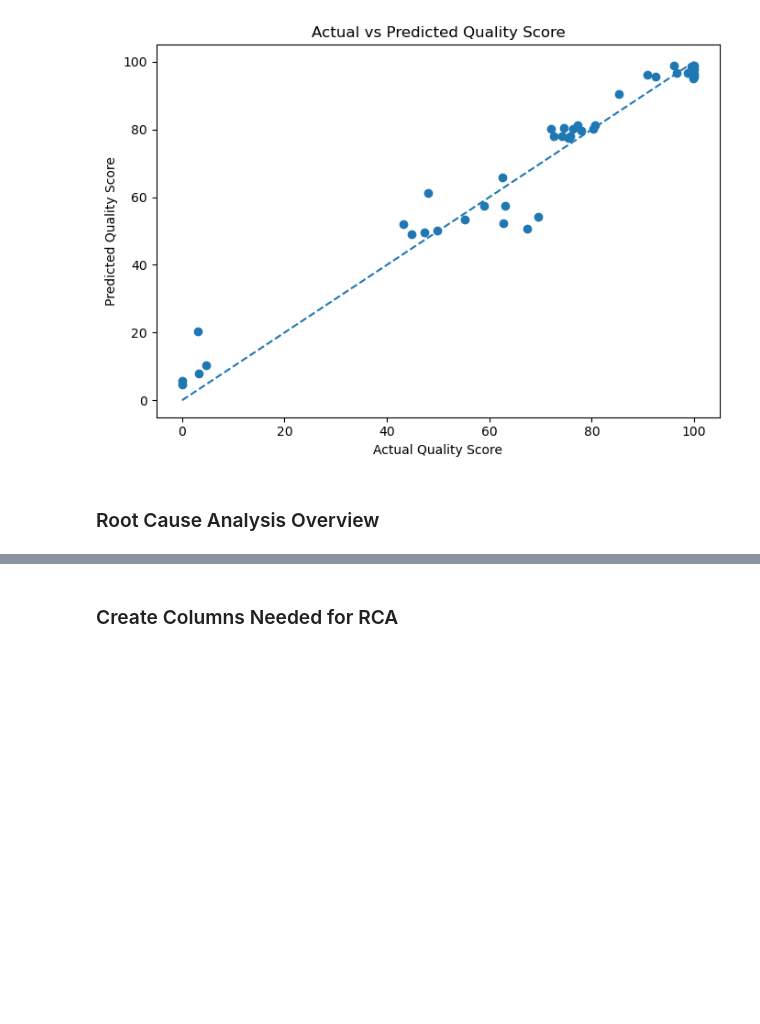
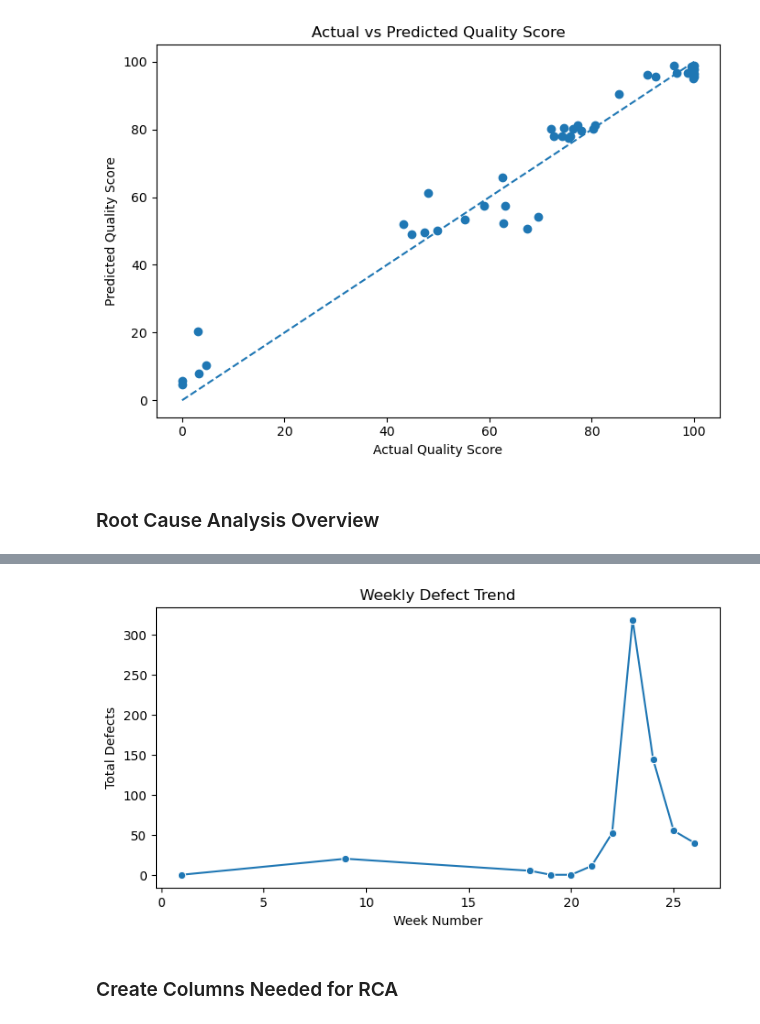
Before and after one commit to bbhatta10/Smart-Quality-Analysis, a Jupyter notebook: ManuQuality.ipynb, the cells around one changed output, grey strips where cells are left out. Cells and saved outputs as stored; diff of their text form; code cells hidden in the pictures; blank space fills up the shorter version.

```diff
--- a/ManuQuality.ipynb
+++ b/ManuQuality.ipynb
@@ -835,3 +862,15 @@ df.head()
+# %%
+df["week"] = df["production_date"].dt.isocalendar().week
+weekly_defects = df.groupby("week")["defect_count"].sum().reset_index()
+
+plt.figure(figsize=(8,4))
+sns.lineplot(data=weekly_defects, x="week", y="defect_count", marker="o")
+plt.title("Weekly Defect Trend")
+plt.xlabel("Week Number")
+plt.ylabel("Total Defects")
+plt.show()
+# %% [output]
+[figure, added]
 # %% [markdown]
 ### Create Columns Needed for RCA
 # %%
```
Also changed, not shown: parts of 6 cells of this notebook.
